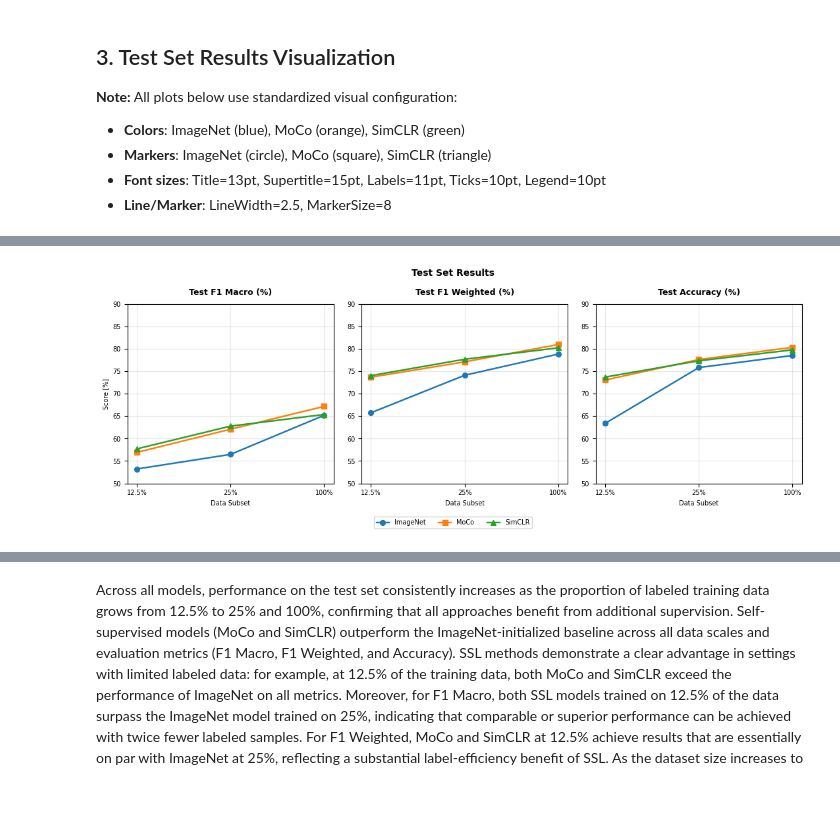
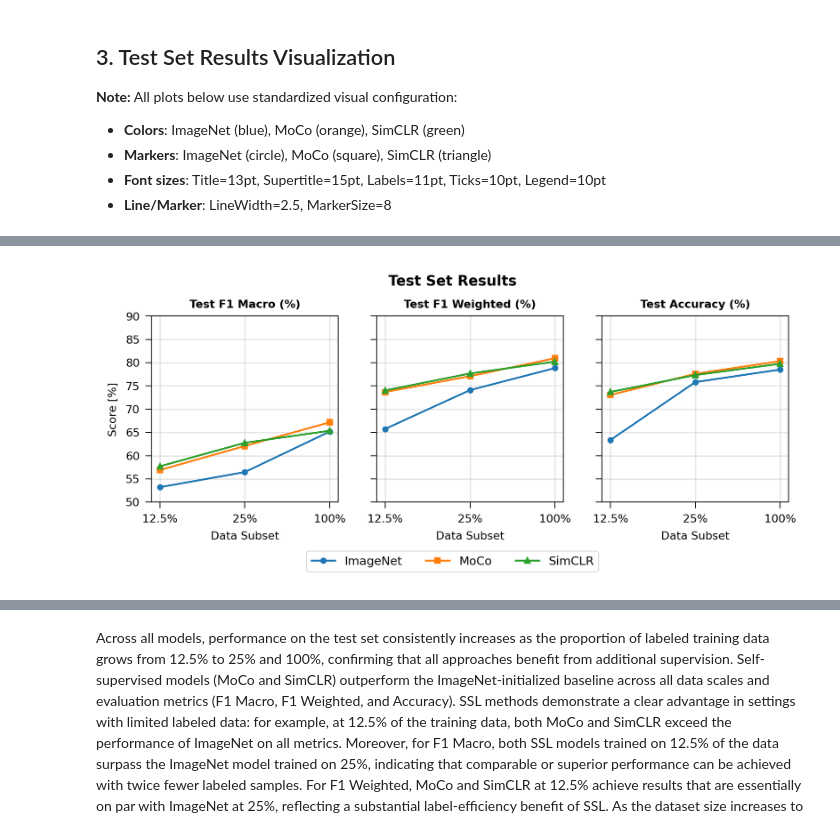
Before and after one commit to jmachalica/SelfSupSurg, a Jupyter notebook: utils/notebooks/analyze_results.ipynb, the cells around one changed output, grey strips where cells are left out. Saved outputs shown, nothing was run; the diff lists cells and outputs as text; code cells hidden in the pictures; blank space fills up the shorter version.

```diff
--- a/utils/notebooks/analyze_results.ipynb
+++ b/utils/notebooks/analyze_results.ipynb
@@ -93,20 +93,14 @@ df_train_val = df_train_val.rename(columns={
 # Prepare test data - remove unnecessary columns
 df_test_clean = df_test[['model', 'data_subset', 'phase', 'test_f1_macro', 'test_f1_weighted', 'test_accuracy']].copy()
 
-# Normalize model names (if needed)
 model_mapping = {
     'ImageNet': 'ImageNet',
     'MoCo': 'MoCo',
     'SimCLR': 'SimCLR'
 }
 
-# Define consistent colors for all models across all visualizations
 model_colors = {'ImageNet': '#1f77b4', 'MoCo': '#ff7f0e', 'SimCLR': '#2ca02c'}
-print("🎨 Defined consistent color scheme:")
-for model, color in model_colors.items():
-    print(f"  {model}: {color}")
 
-# Set category order for X-axis
 subset_order = ["12.5%", "25%", "100%"]
 df_train_val["data_subset"] = pd.Categorical(df_train_val["data_subset"], categories=subset_order, ordered=True)
 df_test_clean["data_subset"] = pd.Categorical(df_test_clean["data_subset"], categories=subset_order, ordered=True)
@@ -115,7 +109,6 @@ df_test_clean["data_subset"] = pd.Categorical(df_test_clean["data_subset"], cate
 print(f"\n📊 Models in train/val: {df_train_val['model'].unique()}")
 print(f"📊 Models in test: {df_test_clean['model'].unique()}")
 print(f"📊 Data subsets: {subset_order}")
-print(f"✅ Column renaming completed - now using: val_f1_macro, val_f1_weighted, val_accuracy")
 # %% [output]
 🔧 Data preparation...
 📝 Renaming columns for clarity: test_* -> val_*
@@ -144,5 +189,17 @@ df_test_clean
 # %% [markdown]
 ## 2. Validation Results Visualization (Train/Val)
+# %%
+import matplotlib as mpl
+
+mpl.rcParams.update({
+    "font.size": 11,          # tekst osi, ticki
+    "axes.titlesize": 13,     # tytuły pojedynczych subplotów
+    "axes.labelsize": 11,     # etykiety osi
+    "legend.fontsize": 10,
+    "figure.titlesize": 14,   # suptitle
+        "figure.dpi": 300,
+
+})
 # %%
 import re
 import numpy as np
@@ -607,50 +752,59 @@ subset_order = ["12.5%", "25%", "100%"]
 dfp = df_test_clean.copy()
 dfp["data_subset"] = pd.Categorical(dfp["data_subset"], categories=subset_order, ordered=True)
 
-fig, axes = plt.subplots(1, 3, figsize=(FIG_WIDTH, FIG_HEIGHT), sharex=True)
+fig, axes = plt.subplots(1, 3, figsize=(FIG_WIDTH, FIG_HEIGHT), sharex=True, sharey=True)
+
 
 # List of metrics to plot
 metrics = [
     ("test_f1_macro",    "Test F1 Macro (%)"),
     ("test_f1_weighted", "Test F1 Weighted (%)"),
     ("test_accuracy",    "Test Accuracy (%)")
 ]
 
 for ax, (metric, title) in zip(axes, metrics):
     for model, g in dfp.groupby("model"):
         g = g.sort_values("data_subset")
         ax.plot(
             g["data_subset"], g[metric],
-            marker=model_markers[model], linewidth=LINE_WIDTH, markersize=MARKER_SIZE,
+            marker=model_markers[model], linewidth=LINE_WIDTH*1.2, markersize=MARKER_SIZE* 1.2,
             label=model, color=model_colors[model]
         )
-    ax.set_title(title, fontsize=TITLE_SIZE, fontweight="bold", pad=10)
-    ax.set_xlabel("Data Subset", fontsize=LABEL_SIZE)
+    ax.set_title(title, fontsize=TITLE_SIZE * 1.3, fontweight="bold", pad=5)
+    ax.set_xlabel("Data Subset", fontsize=LABEL_SIZE * 1.1)
     ax.grid(True, alpha=0.3)
-    ax.tick_params(labelsize=TICK_SIZE)
+    ax.tick_params(labelsize=TICK_SIZE * 1.1,width=0.5)
+    for spine in ax.spines.values():
+        spine.set_linewidth(0.5)  # domyślnie ~1.0
 
-# Oś Y
-axes[0].set_ylabel("Score [%]", fontsize=LABEL_SIZE)
+axes[0].set_ylabel("Score [%]", fontsize=LABEL_SIZE * 1.1   )
 for ax in axes:
     ax.set_ylim(Y_MIN, Y_MAX)
     ax.set_yticks(Y_TICKS)
 
 # Oś X
 for ax in axes:
     ax.set_xticks(subset_order)
 
 # Unified legend at the bottom
 plt.subplots_adjust(bottom=0.28, top=0.88)
 
 handles, labels = axes[0].get_legend_handles_labels()
-fig.legend(handles, labels, loc="lower center", ncol=3, frameon=True,
-          bbox_to_anchor=(0.5, -0.05), fontsize=LEGEND_SIZE)
-
-plt.suptitle("Test Set Results", fontsize=SUPTITLE_SIZE, fontweight="bold", y=0.95)
+legend = fig.legend(handles, labels, loc="lower center", ncol=3, frameon=True,
+          bbox_to_anchor=(0.5, -0.05), fontsize=LEGEND_SIZE * 1.4)
+legend.get_frame().set_linewidth(0.5)  # Cieńsza ramka legendy
+plt.suptitle("Test Set Results", fontsize=SUPTITLE_SIZE * 1.2, fontweight="bold", y=0.91)
 plt.tight_layout()
 plt.show()
+
+# leg2.get_frame().set_linewidth(0.5)  # Cieńsza ramka legendy
+
+    # ax.tick_params(labelsize=TICK_SIZE, width=0.5,)
+    # 🔧 Cieńsze ramki wokół wykresu
+    # for spine in ax.spines.values():
+        # spine.set_linewidth(0.5)  # domyślnie ~1.0
 # %% [output]
-[figure, old version]
+[figure, new version]
 # %%
 def compute_all_margins(df):
     subsets = df["data_subset"].unique()
```
Also changed, not shown: parts of 19 cells of this notebook.
